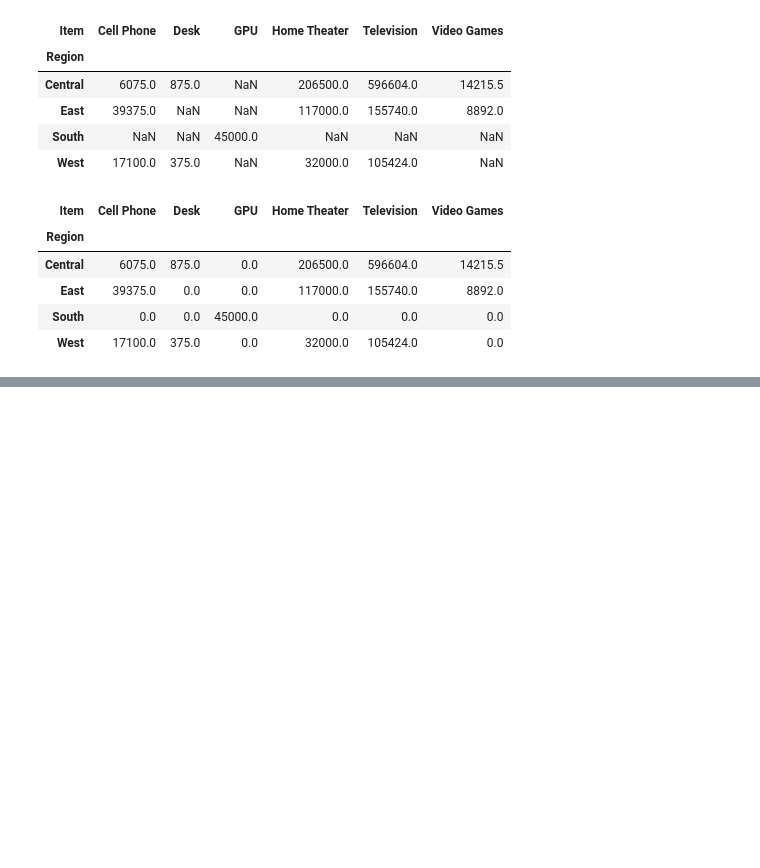
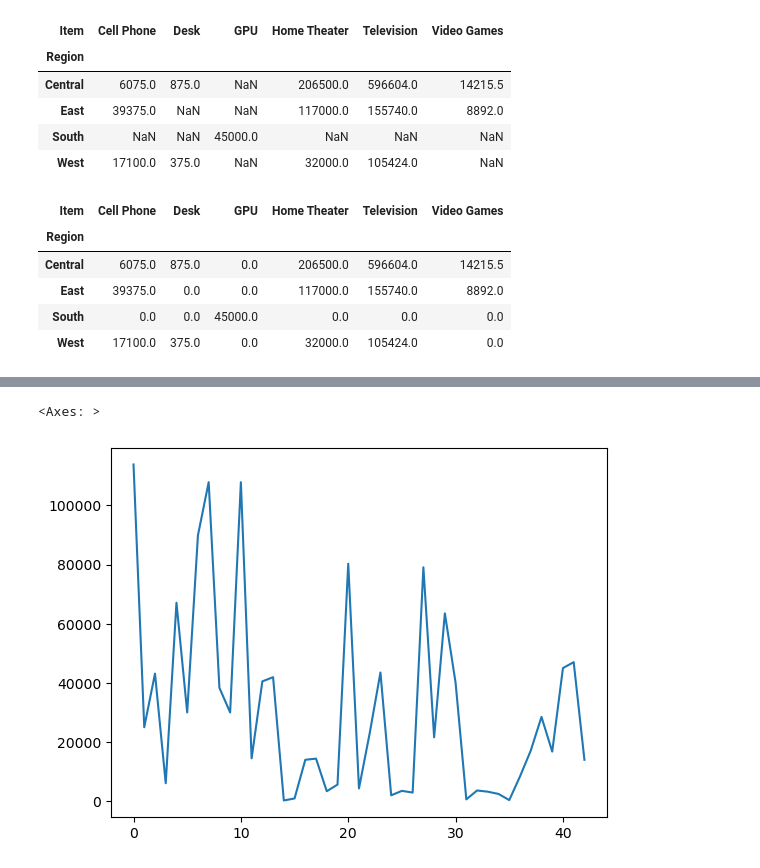
Before and after one commit to KaziRifatMorshed/LearningDataScience, a Jupyter notebook: DataExplorationWithPandas/ExploreSalesData.ipynb, the cells around one changed output, grey strips where cells are left out. Drawn from its saved outputs; the diff is of its cells as text; code cells hidden in the pictures; blank space fills up the shorter version.

Commit message:
Refactor ExploreSalesData notebook to enhance data processing and analysis

```diff
--- a/DataExplorationWithPandas/ExploreSalesData.ipynb
+++ b/DataExplorationWithPandas/ExploreSalesData.ipynb
@@ -323,0 +376,5 @@ df.pivot_table(values='Sale_amt', index='Region', columns='Item', aggfunc='sum',
+# %%
+df['Sale_amt'].plot()
+# %% [output]
+<Axes: >
+[figure, added]
```
Also changed, not shown: parts of 23 cells of this notebook, 6 other files.
